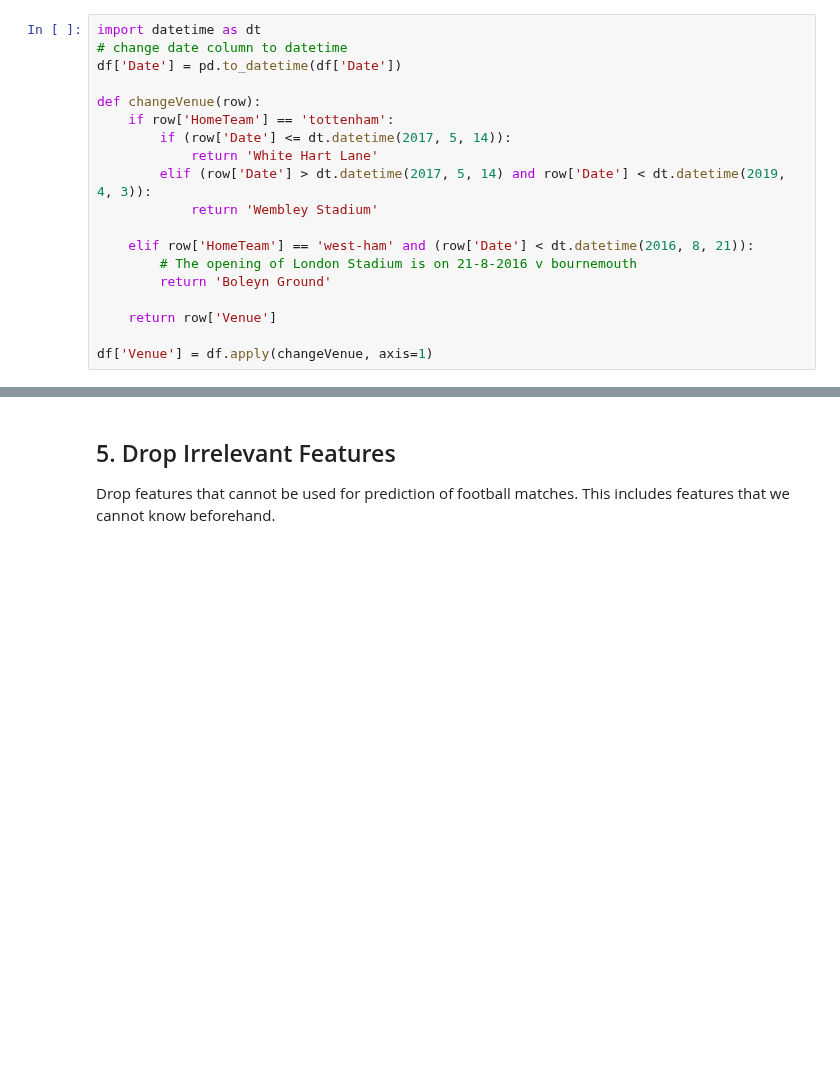
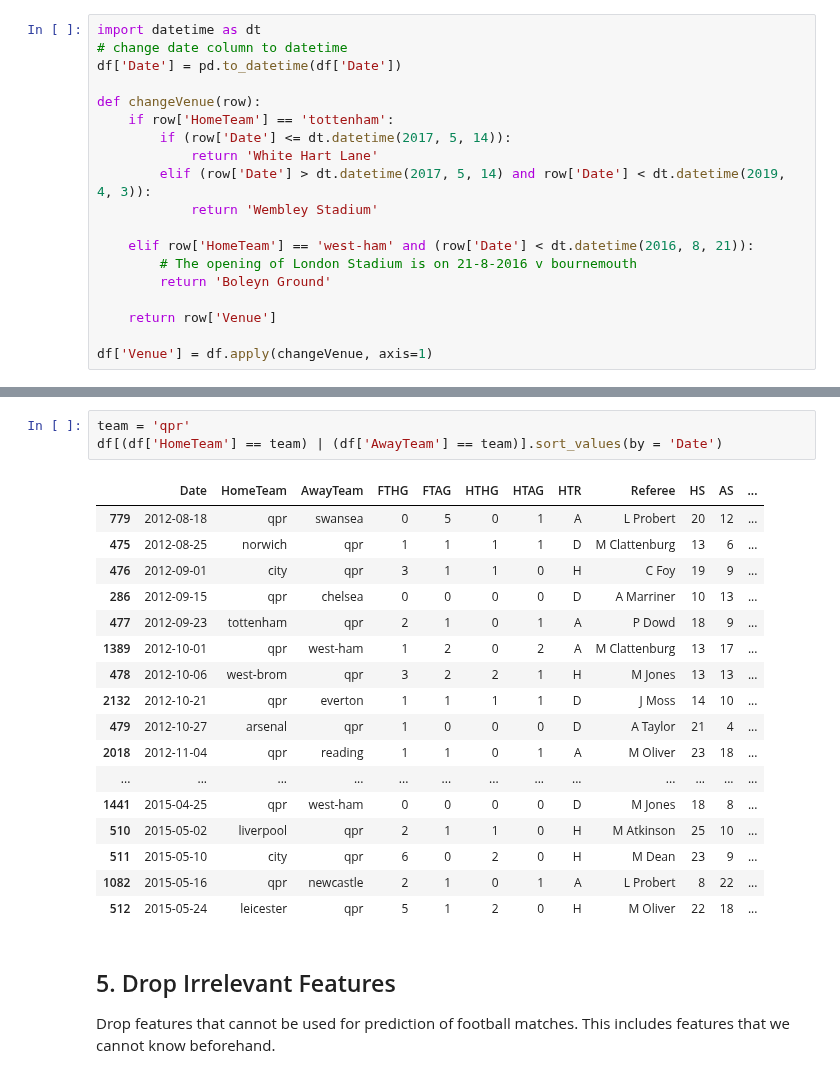
Before and after one commit to schoibs/football-match-prediction, a Jupyter notebook: notebooks/2 EDA & Feature Engineering.ipynb, the cells around one changed output, grey strips where cells are left out. Cells and saved outputs as stored; diff of their text form; blank space fills up the shorter version.

```diff
--- a/notebooks/2 EDA & Feature Engineering.ipynb
+++ b/notebooks/2 EDA & Feature Engineering.ipynb
@@ -2347,3 +2352,24 @@ df['Venue'] = df.apply(changeVenue, axis=1)
+# %%
+team = 'qpr'
+df[(df['HomeTeam'] == team) | (df['AwayTeam'] == team)].sort_values(by = 'Date')
+# %% [output]
+|  | Date | HomeTeam | AwayTeam | FTHG | FTAG | HTHG | HTAG | HTR | Referee | HS | AS | ... |
+| 779 | 2012-08-18 | qpr | swansea | 0 | 5 | 0 | 1 | A | L Probert | 20 | 12 | ... |
+| 475 | 2012-08-25 | norwich | qpr | 1 | 1 | 1 | 1 | D | M Clattenburg | 13 | 6 | ... |
+| 476 | 2012-09-01 | city | qpr | 3 | 1 | 1 | 0 | H | C Foy | 19 | 9 | ... |
+| 286 | 2012-09-15 | qpr | chelsea | 0 | 0 | 0 | 0 | D | A Marriner | 10 | 13 | ... |
+| 477 | 2012-09-23 | tottenham | qpr | 2 | 1 | 0 | 1 | A | P Dowd | 18 | 9 | ... |
+| 1389 | 2012-10-01 | qpr | west-ham | 1 | 2 | 0 | 2 | A | M Clattenburg | 13 | 17 | ... |
+| 478 | 2012-10-06 | west-brom | qpr | 3 | 2 | 2 | 1 | H | M Jones | 13 | 13 | ... |
+| 2132 | 2012-10-21 | qpr | everton | 1 | 1 | 1 | 1 | D | J Moss | 14 | 10 | ... |
+| 479 | 2012-10-27 | arsenal | qpr | 1 | 0 | 0 | 0 | D | A Taylor | 21 | 4 | ... |
+| 2018 | 2012-11-04 | qpr | reading | 1 | 1 | 0 | 1 | A | M Oliver | 23 | 18 | ... |
+| ... | ... | ... | ... | ... | ... | ... | ... | ... | ... | ... | ... | ... |
+| 1441 | 2015-04-25 | qpr | west-ham | 0 | 0 | 0 | 0 | D | M Jones | 18 | 8 | ... |
+| 510 | 2015-05-02 | liverpool | qpr | 2 | 1 | 1 | 0 | H | M Atkinson | 25 | 10 | ... |
+| 511 | 2015-05-10 | city | qpr | 6 | 0 | 2 | 0 | H | M Dean | 23 | 9 | ... |
+| 1082 | 2015-05-16 | qpr | newcastle | 2 | 1 | 0 | 1 | A | L Probert | 8 | 22 | ... |
+| 512 | 2015-05-24 | leicester | qpr | 5 | 1 | 2 | 0 | H | M Oliver | 22 | 18 | ... |
 # %% [markdown]
 ## 5. Drop Irrelevant Features
 
```
Also changed, not shown: parts of 11 cells of this notebook, 15 other files.
